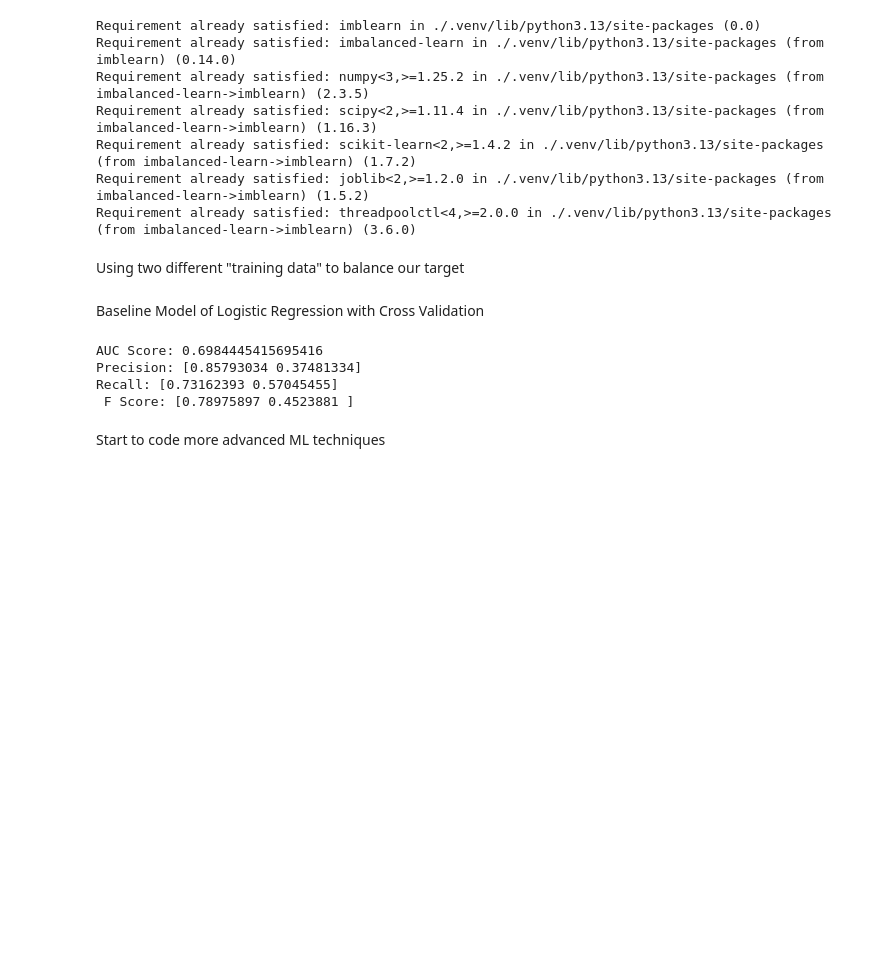
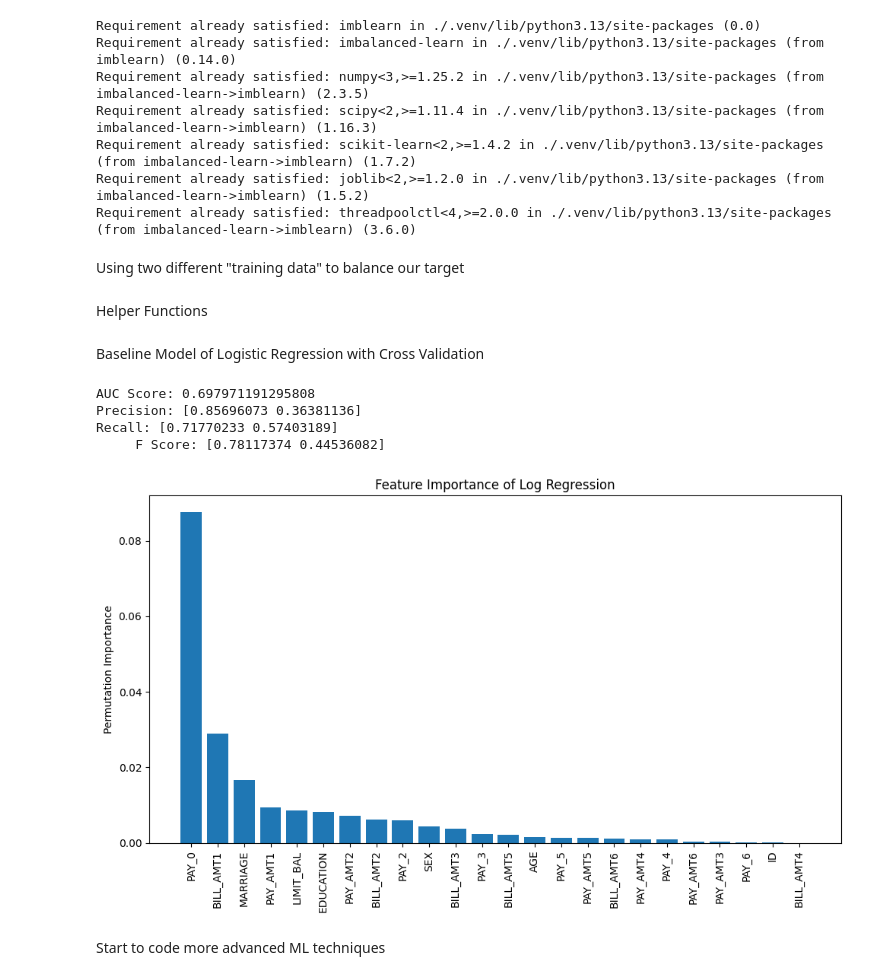
Before and after one commit to melakubu/DS340, a Jupyter notebook: DS340_models_SMOTE.ipynb, the cells around one changed output. Cells and saved outputs as stored; diff of their text form; code cells hidden in the pictures; blank space fills up the shorter version.

```diff
--- a/DS340_models_SMOTE.ipynb
+++ b/DS340_models_SMOTE.ipynb
@@ -38,3 +38,5 @@ df = pd.read_csv(csv_file)
 
 target_vec = df['default.payment.next.month']
 feature_vec = df.drop('default.payment.next.month', axis=1)
+# %% [markdown]
+Helper Functions
@@ -41,43 +76,40 @@ feature_vec = df.drop('default.payment.next.month', axis=1)
+# %%
+from sklearn.model_selection import train_test_split
+
+
+x_train, x_test, y_train, y_test = train_test_split(feature_vec, target_vec, train_size=0.8 \
+                                                    ,random_state=10)
 # %% [markdown]
 Baseline Model of Logistic Regression with Cross Validation
 # %%
 from sklearn.linear_model import LogisticRegressionCV
 from sklearn.preprocessing import StandardScaler
 from imblearn.pipeline import Pipeline
-from sklearn.model_selection import train_test_split
-from sklearn.metrics import precision_recall_fscore_support
 from imblearn.over_sampling import SMOTE
 
-x_train, x_test, y_train, y_test = train_test_split(feature_vec, target_vec, train_size=0.8)
-
 LR_base = Pipeline([
-    ('smote', SMOTE()),
+    ('smote', SMOTE(random_state=50)),
     ('scaler', StandardScaler()),
     ('lr', LogisticRegressionCV(
         cv=5,
         scoring='roc_auc',
         max_iter=5000,
         class_weight='balanced',
         solver="lbfgs",
         n_jobs=-1
 
     ))
 ])
 
-LR_base.fit(x_train,y_train)
-y_pred = LR_base.predict(x_test)
-
-#Evaluations of all models will be based on AUC Score, Precision, Recall, and F score
-
-precision, recall, fscore, _ = precision_recall_fscore_support(y_test,y_pred)
-
-print(f'AUC Score: {LR_base.score(x_test,y_test)} \nPrecision: {precision} \nRecall: {recall} \n \
-F Score: {fscore}')
+title = 'Feature Importance of Log Regression'
+evaluate_model(LR_base,x_train,y_train,x_test,y_test)
+evaluate_features(LR_base,x_test,y_test,title)
 # %% [output]
-AUC Score: 0.6984445415695416
-Precision: [0.85793034 0.37481334]
-Recall: [0.73162393 0.57045455]
- F Score: [0.78975897 0.4523881 ]
+AUC Score: 0.697971191295808
+Precision: [0.85696073 0.36381136]
+Recall: [0.71770233 0.57403189]
+     F Score: [0.78117374 0.44536082]
+[figure, added]
 # %% [markdown]
 Start to code more advanced ML techniques
 # %%
```
Also changed, not shown: parts of 4 cells of this notebook, 1 other file.
